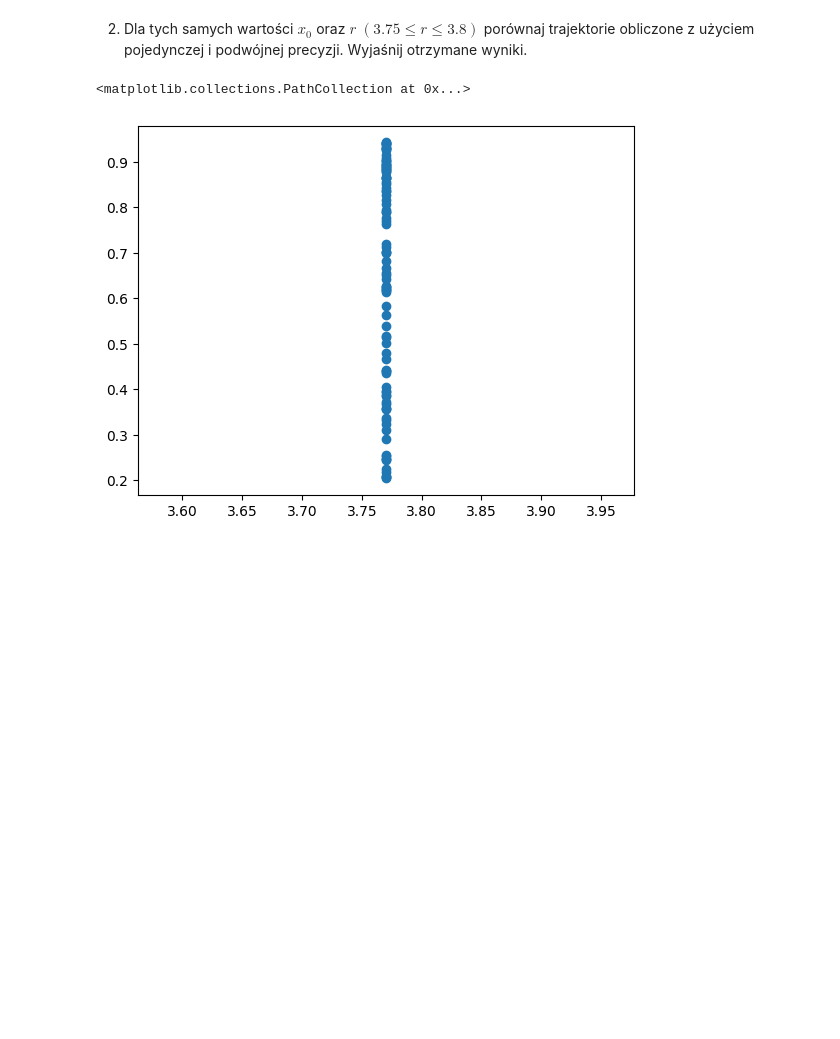
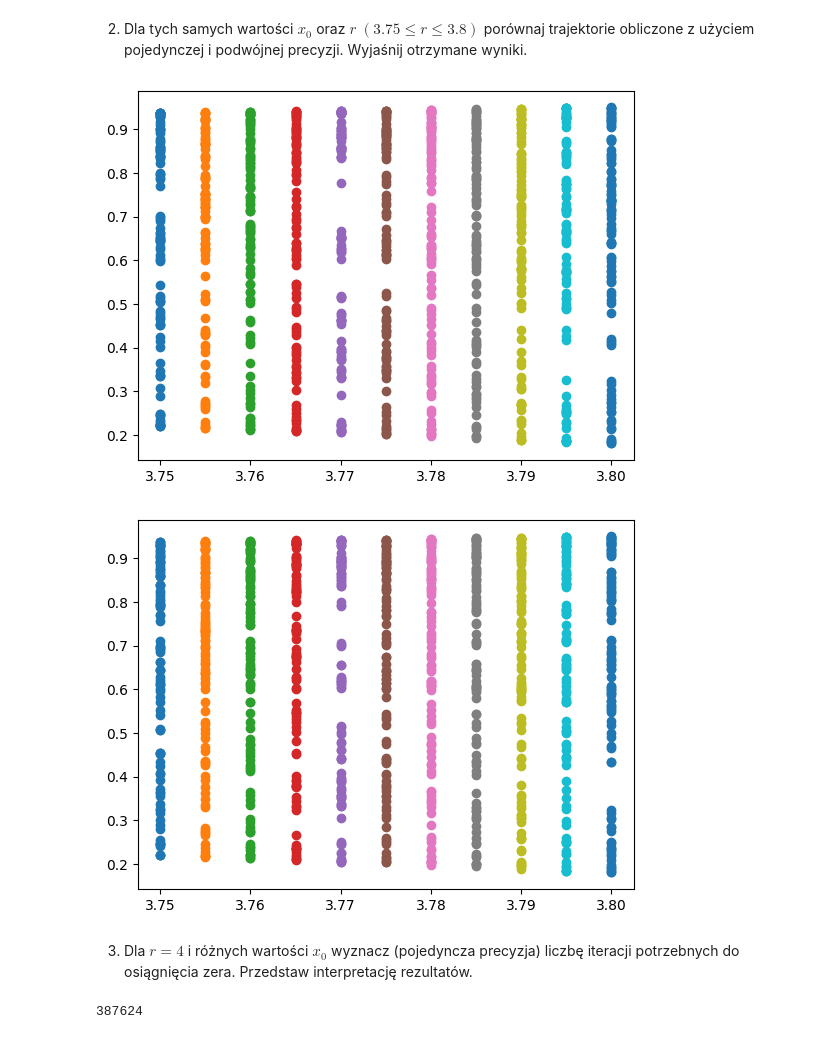
Before and after one commit to mateuszlampert/Computational-Methods, a Jupyter notebook: lab1/task1.ipynb, the cells around one changed output. Drawn from its saved outputs; the diff is of its cells as text; code cells hidden in the pictures; blank space fills up the shorter version.

```diff
--- a/lab1/task1.ipynb
+++ b/lab1/task1.ipynb
@@ -362,18 +362,32 @@ def logistic_mapping_single_precision(r, x0, e = 10**-5, max_steps = 10**2):
         max_steps -= 1
 
     return xs
-# %%
-r = 3.77
-x0 = 0.6
-
-xs_single = logistic_mapping_single_precision(r, x0)
-xs_double = logistic_mapping_double_precision(r, x0)
-
-plt.scatter([r] * len(xs_single), xs_single)
-
-plt.clf()
-
-plt.scatter([r] * len(xs_double), xs_double)
-# %% [output]
-<matplotlib.collections.PathCollection at 0x...>
-[figure, removed]
+# %%
+r = 3.75
+step = 0.005
+x0 = 0.2
+
+while r <= 3.8:
+    xs = logistic_mapping_single_precision(r, x0)
+
+    plt.scatter([r] * len(xs), xs)
+
+    r += step
+
+plt.show()
+plt.clf()
+
+r = 3.75
+
+while r <= 3.8:
+    xs = logistic_mapping_double_precision(r, x0)
+
+    plt.scatter([r] * len(xs), xs)
+
+    r += step
+# %% [output]
+[figure, added]
+[figure, added]
+# %% [markdown]
+3. Dla $r = 4$ i różnych wartości $x_0$ wyznacz (pojedyncza precyzja) liczbę iteracji
+potrzebnych do osiągnięcia zera. Przedstaw interpretację rezultatów.
@@ -379,0 +409,7 @@ plt.scatter([r] * len(xs_double), xs_double)
+# %%
+r = 4
+x0 = 0.2
+
+logistic_mapping_iterations_to_zero(4, x0)
+# %% [output]
+387624
```
Also changed, not shown: parts of 4 cells of this notebook.
